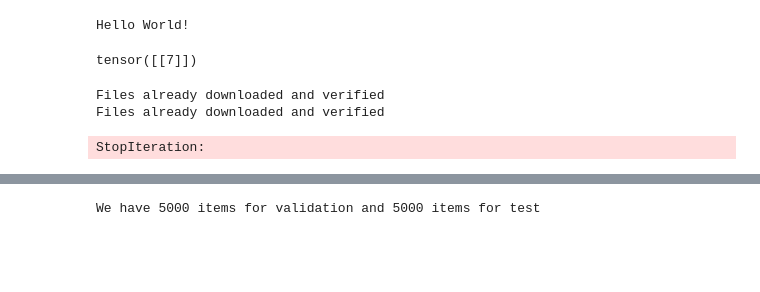
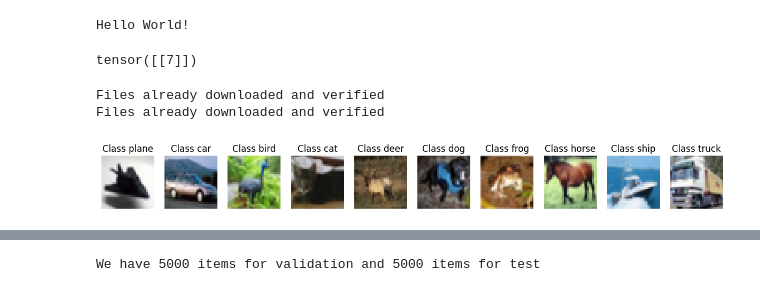
Before and after one commit to sAndreotti/DeepLearingCourse, a Jupyter notebook: Assignment 2/STEFANO_ANDREOTTI.ipynb, the cells around one changed output, grey strips where cells are left out. Drawn from its saved outputs; the diff is of its cells as text; code cells hidden in the pictures; blank space fills up the shorter version.

```diff
--- a/Assignment 2/STEFANO_ANDREOTTI.ipynb
+++ b/Assignment 2/STEFANO_ANDREOTTI.ipynb
@@ -56,43 +52,49 @@ testloader = DataLoader(testset, batch_size=len(testset))
 # %%
 import torchvision
 
 classes = ('plane', 'car', 'bird', 'cat','deer', 'dog', 'frog', 'horse', 'ship', 'truck')
 
 # functions to show an image
 def imshow(img):
     img = img / 2 + 0.5     # unnormalize
     npimg = img.numpy()
     plt.imshow(np.transpose(npimg, (1, 2, 0)))
     plt.axis('off')
     plt.show()
 
-dist_train_classes = dict.fromkeys(classes, 0)
-dist_test_classes = dict.fromkeys(classes, 0)
-img_list = []
-class_list = []
+# Count the occurrences of each class for the train
+labels = trainset.targets
 
-#for j in range(len(testloader)):
-dataiter = iter(testloader)
-for i in range(batch_size):
-    images, labels = next(dataiter)
-    current_class = classes[labels[i].item()]
+train_counts = [0] * 10
+for label in labels:
+    train_counts[label] += 1
 
-    dist_test_classes[current_class] = dist_test_classes[current_class] + 1
+# Count the occurrences of each class for the test
+labels = testset.targets
+test_counts = [0] * 10
+for label in labels:
+    test_counts[label] += 1
 
-for j in range(len(trainloader)):
-    dataiter = iter(trainloader)
-    for i in range(batch_size):
-        images, labels = next(dataiter)
-        current_class = classes[labels[i].item()]
+# Get the labels and images
+labels = trainset.targets
+images = trainset.data
 
-        if dist_train_classes[current_class] == 0:
-            img_list.append(images[i])
-            class_list.append(current_class)
+# Find an image for each class
+class_images = [None] * 10
+for i in range(len(labels)):
+    label = labels[i]
+    if class_images[label] is None:
+        class_images[label] = images[i]
 
-        dist_train_classes[current_class] = dist_train_classes[current_class] + 1
+# Display the images
+#class_images = torch.as_tensor(class_images)
+fig, axs = plt.subplots(1, 10, figsize=(15, 5))
+for i in range(10):
+    axs[i].imshow(class_images[i])  # Permute dimensions for correct display
+    axs[i].set_title(f"Class {classes[i]}")
+    axs[i].axis('off')
 
-imshow(torchvision.utils.make_grid(img_list))
-print(f"Classes: {class_list}")
+plt.show()
 # %% [output]
-StopIteration:
+[figure, added]
 # %%
```
Also changed, not shown: parts of 14 cells of this notebook, 1 other file.
